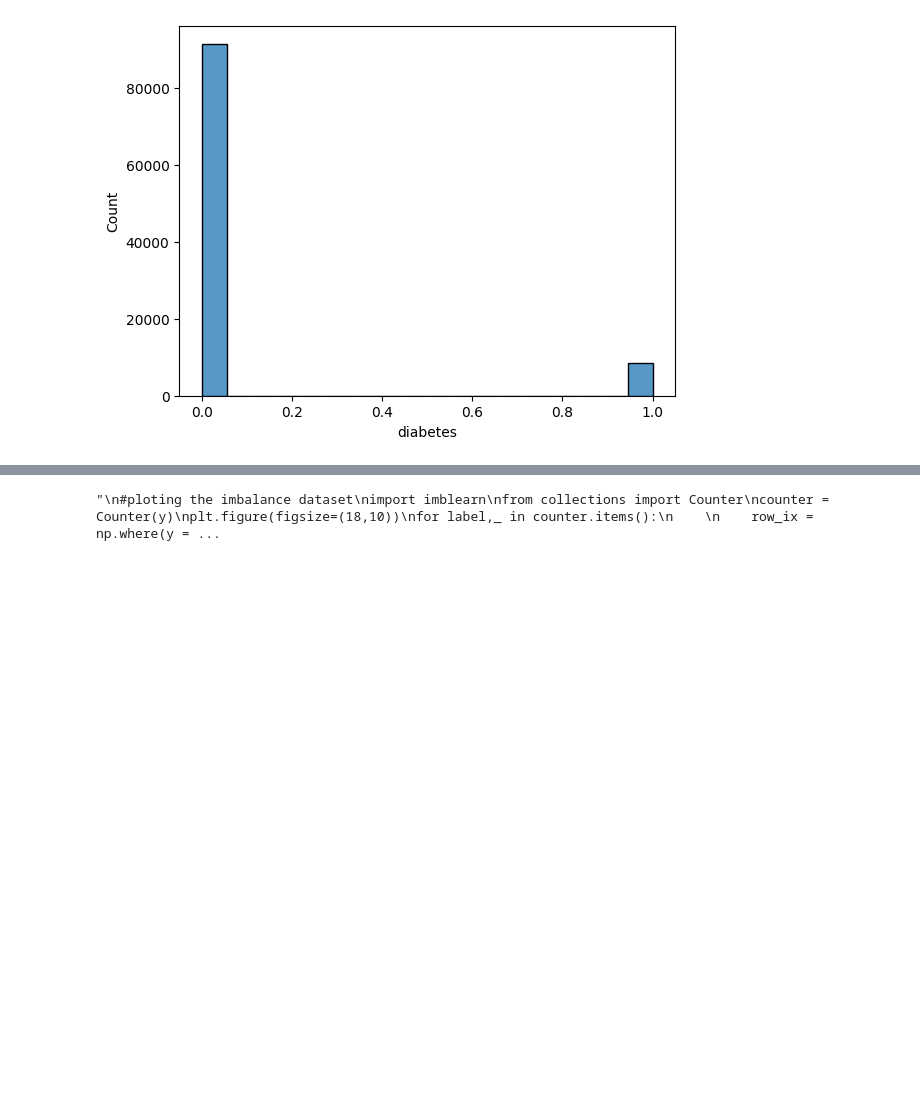
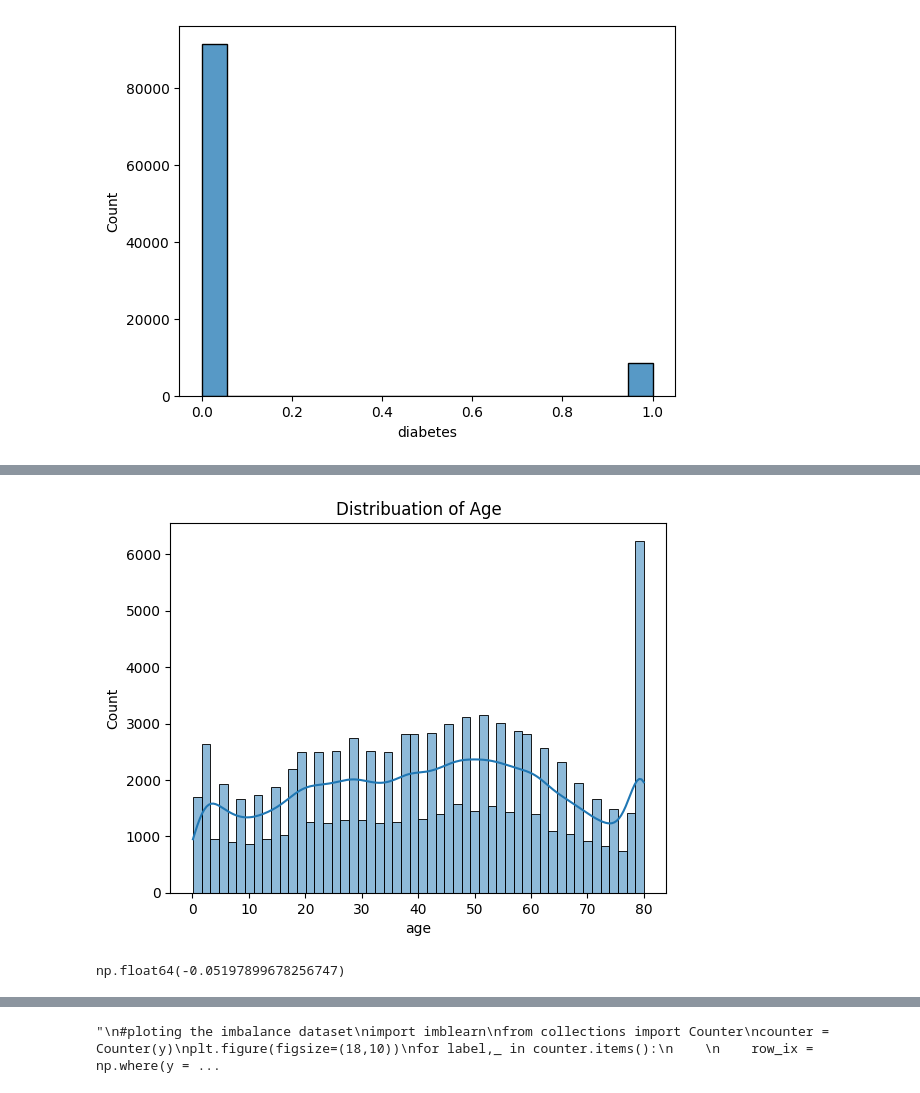
Before and after one commit to Tafique-Hossain-khan/HealthcarePredictor, a Jupyter notebook: notebook/Diabetes.ipynb, the cells around one changed output, grey strips where cells are left out. Drawn from its saved outputs; the diff is of its cells as text; code cells hidden in the pictures; blank space fills up the shorter version.

```diff
--- a/notebook/Diabetes.ipynb
+++ b/notebook/Diabetes.ipynb
@@ -80,0 +121,10 @@ sns.histplot(df['diabetes'])
+# %%
+sns.histplot(df['age'],kde=True)
+plt.title("Distribuation of Age")
+plt.show()
+# %% [output]
+[figure, added]
+# %%
+df['age'].skew()
+# %% [output]
+np.float64(-0.05197899678256747)
```
Also changed, not shown: parts of 11 cells of this notebook.
